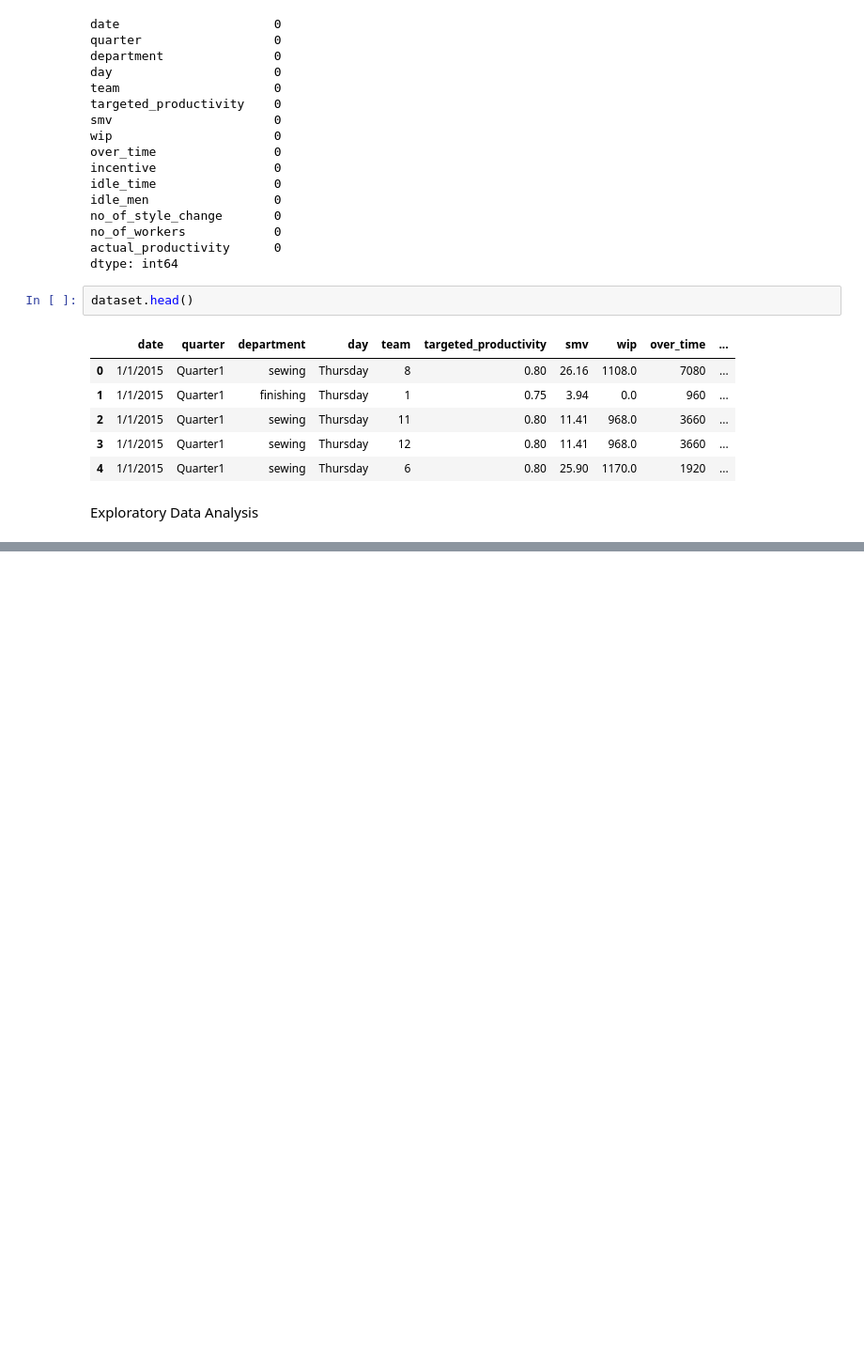
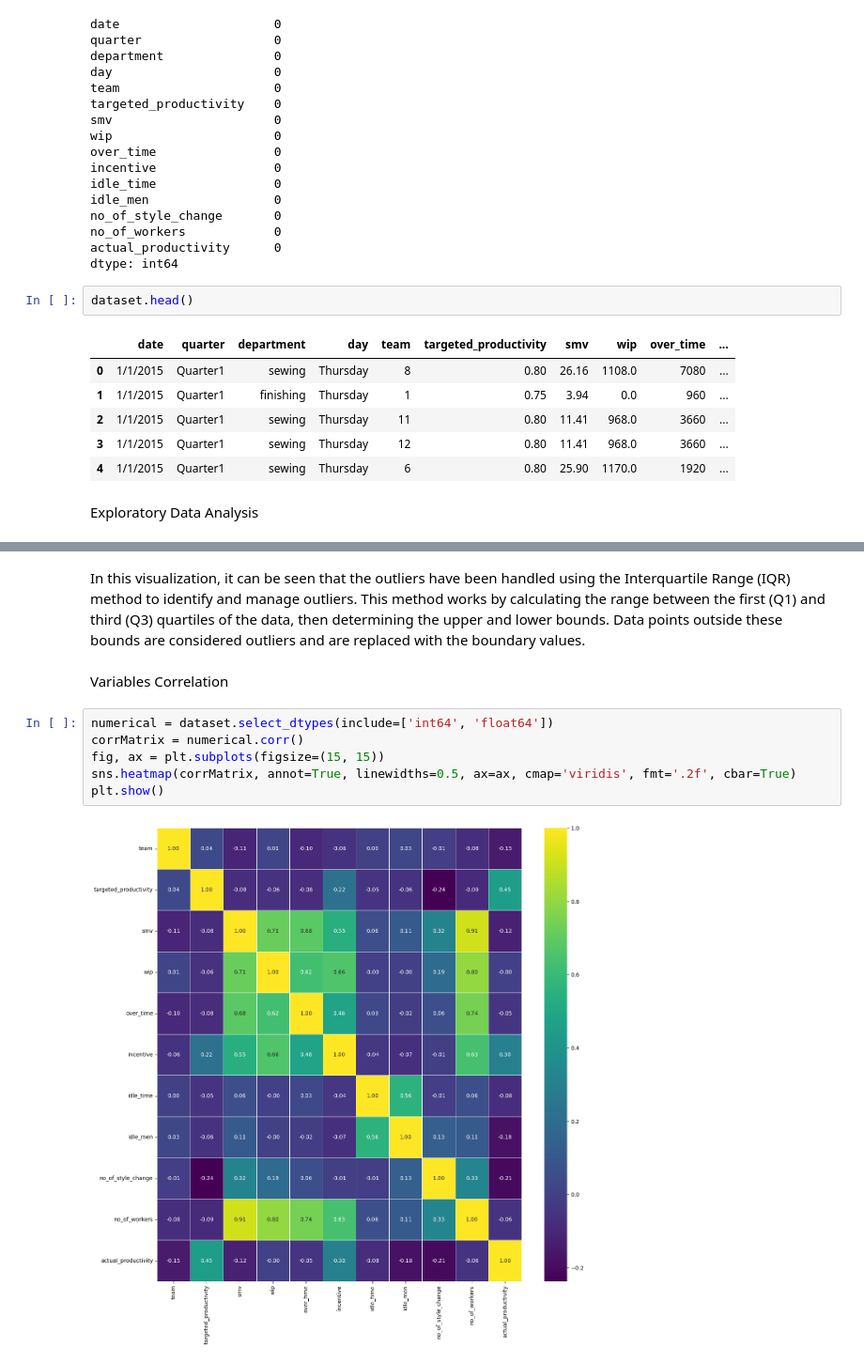
Before and after one commit to bagassarendra/GarmentWorkerProductivity-CapstoneProject, a Jupyter notebook: CapstoneProject.ipynb, the cells around one changed output, grey strips where cells are left out. Shown at 94% size. Drawn from its saved outputs; the diff is of its cells as text; blank space fills up the shorter version.

```diff
--- a/CapstoneProject.ipynb
+++ b/CapstoneProject.ipynb
@@ -267,0 +371,12 @@ Exploratory Data Analysis
+# %% [markdown]
+In this visualization, it can be seen that the outliers have been handled using the Interquartile Range (IQR) method to identify and manage outliers. This method works by calculating the range between the first (Q1) and third (Q3) quartiles of the data, then determining the upper and lower bounds. Data points outside these bounds are considered outliers and are replaced with the boundary values.
+# %% [markdown]
+Variables Correlation
+# %%
+numerical = dataset.select_dtypes(include=['int64', 'float64'])
+corrMatrix = numerical.corr()
+fig, ax = plt.subplots(figsize=(15, 15))
+sns.heatmap(corrMatrix, annot=True, linewidths=0.5, ax=ax, cmap='viridis', fmt='.2f', cbar=True)
+plt.show()
+# %% [output]
+[figure, added]
```
Also changed, not shown: parts of 12 cells of this notebook.
